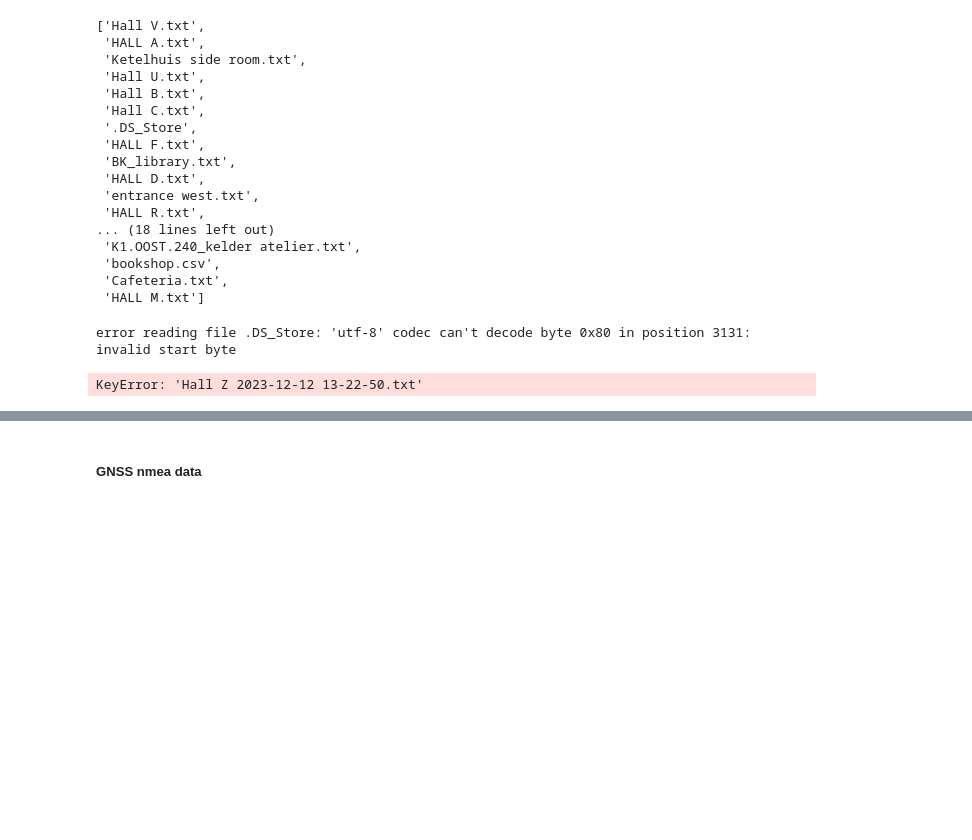
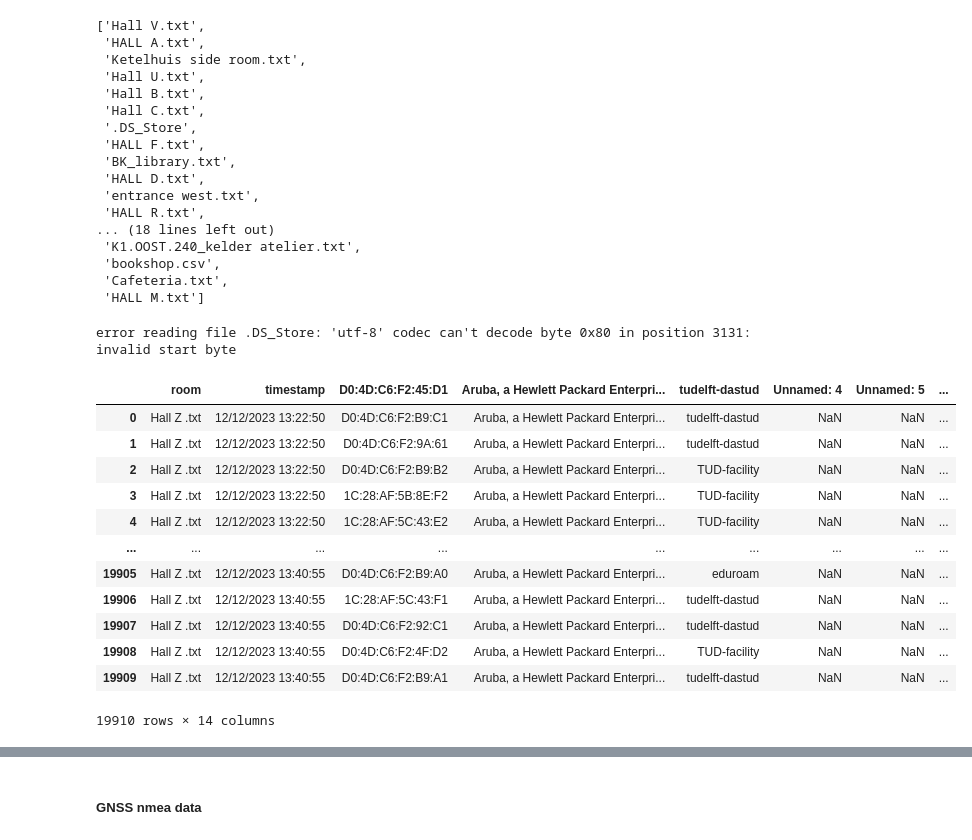
Before and after one commit to Nelis5174473/Wi-Fi-Fingerprinting-GEO1003, a Jupyter notebook: Analysis.ipynb, the cells around one changed output, grey strips where cells are left out. Drawn from its saved outputs; the diff is of its cells as text; code cells hidden in the pictures; blank space fills up the shorter version.

```diff
--- a/Analysis.ipynb
+++ b/Analysis.ipynb
@@ -56,7 +56,19 @@ for file in wifi_files:
 # %% [output]
 error reading file .DS_Store: 'utf-8' codec can't decode byte 0x80 in position 3131: invalid start byte
 # %%
-df_dict['Hall Z 2023-12-12 13-22-50.txt']
+df_dict['Hall Z .txt']
 # %% [output]
+|  | room | timestamp | D0:4D:C6:F2:45:D1 | Aruba, a Hewlett Packard Enterpri... | tudelft-dastud | Unnamed: 4 | Unnamed: 5 | ... |
+| 0 | Hall Z .txt | 12/12/2023 13:22:50 | D0:4D:C6:F2:B9:C1 | Aruba, a Hewlett Packard Enterpri... | tudelft-dastud | NaN | NaN | ... |
+| 1 | Hall Z .txt | 12/12/2023 13:22:50 | D0:4D:C6:F2:9A:61 | Aruba, a Hewlett Packard Enterpri... | tudelft-dastud | NaN | NaN | ... |
+| 2 | Hall Z .txt | 12/12/2023 13:22:50 | D0:4D:C6:F2:B9:B2 | Aruba, a Hewlett Packard Enterpri... | TUD-facility | NaN | NaN | ... |
+| 3 | Hall Z .txt | 12/12/2023 13:22:50 | 1C:28:AF:5B:8E:F2 | Aruba, a Hewlett Packard Enterpri... | TUD-facility | NaN | NaN | ... |
+| 4 | Hall Z .txt | 12/12/2023 13:22:50 | 1C:28:AF:5C:43:E2 | Aruba, a Hewlett Packard Enterpri... | TUD-facility | NaN | NaN | ... |
+| ... | ... | ... | ... | ... | ... | ... | ... | ... |
+| 19905 | Hall Z .txt | 12/12/2023 13:40:55 | D0:4D:C6:F2:B9:A0 | Aruba, a Hewlett Packard Enterpri... | eduroam | NaN | NaN | ... |
+| 19906 | Hall Z .txt | 12/12/2023 13:40:55 | 1C:28:AF:5C:43:F1 | Aruba, a Hewlett Packard Enterpri... | tudelft-dastud | NaN | NaN | ... |
+| 19907 | Hall Z .txt | 12/12/2023 13:40:55 | D0:4D:C6:F2:92:C1 | Aruba, a Hewlett Packard Enterpri... | tudelft-dastud | NaN | NaN | ... |
+| 19908 | Hall Z .txt | 12/12/2023 13:40:55 | D0:4D:C6:F2:4F:D2 | Aruba, a Hewlett Packard Enterpri... | TUD-facility | NaN | NaN | ... |
+| 19909 | Hall Z .txt | 12/12/2023 13:40:55 | D0:4D:C6:F2:B9:A1 | Aruba, a Hewlett Packard Enterpri... | tudelft-dastud | NaN | NaN | ... |
-KeyError: 'Hall Z 2023-12-12 13-22-50.txt'
+19910 rows × 14 columns
 # %%
```
Also changed, not shown: parts of 8 cells of this notebook.
